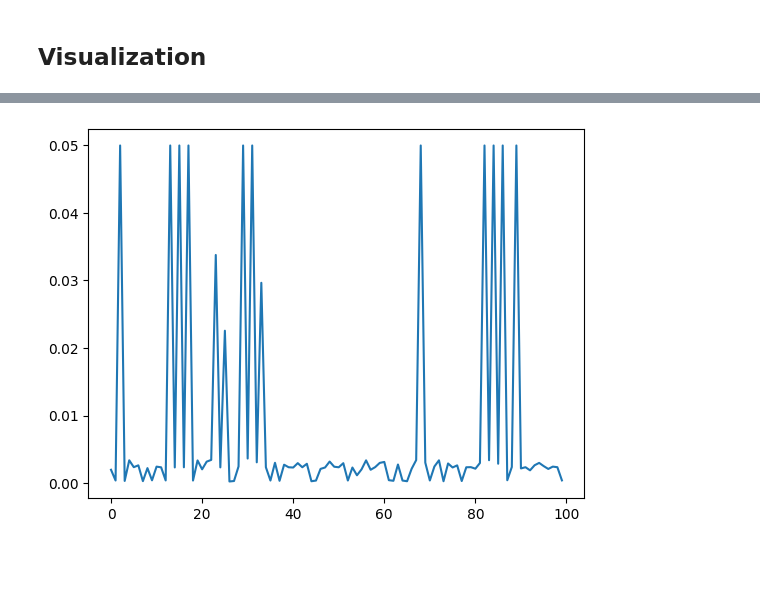
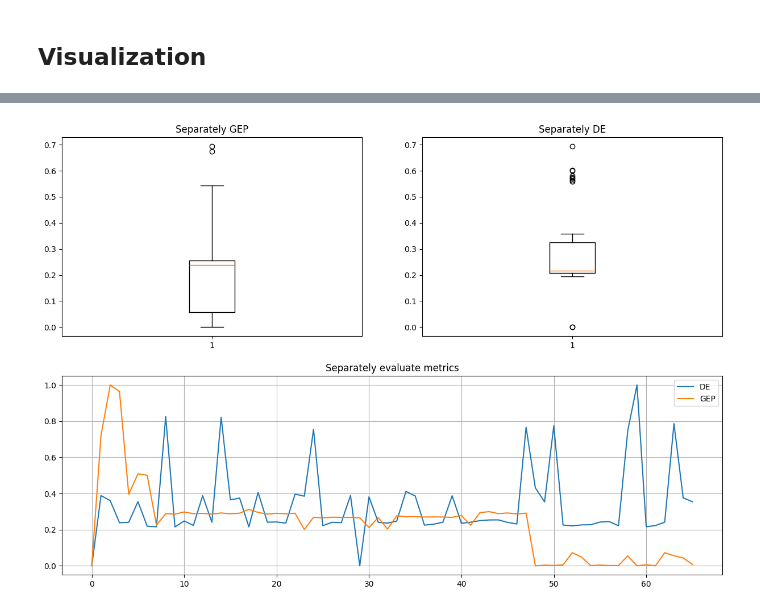
Before and after one commit to suboty/ret, a Jupyter notebook: research/coevolutionary_algorithm.ipynb, the cells around one changed output, grey strips where cells are left out. Drawn from its saved outputs; the diff is of its cells as text; code cells hidden in the pictures; blank space fills up the shorter version.

```diff
--- a/research/coevolutionary_algorithm.ipynb
+++ b/research/coevolutionary_algorithm.ipynb
@@ -1618,5 +1616,0 @@ plt.show()
-# %%
-only_gep_history = [x if int(x) != 1 else 0.05 for x in only_gep_history]
-
-plt.plot(only_gep_history)
-plt.show()
@@ -1625,7 +1617,23 @@ plt.show()
-# %%
-only_de_history = [x if int(x) != 1 else 0.05 for x in only_de_history]
-
-plt.plot(only_de_history)
-plt.show()
-# %% [output]
-[figure, removed]
+# %%
+ax1 = plt.subplot(212)
+ax1.set_title('Separately evaluate metrics')
+ax1.plot(only_de_history, label='DE')
+ax1.plot(only_gep_history, label='GEP')
+ax1.legend(loc="best")
+ax1.grid()
+
+ax2 = plt.subplot(221)
+ax2.boxplot(
+    log_history(only_gep_history)
+)
+ax2.set_title('Separately GEP')
+
+ax3 = plt.subplot(222)
+ax3.boxplot(
+    log_history(only_de_history)
+)
+ax3.set_title('Separately DE')
+
+plt.show()
+# %% [output]
+[figure, added]
```
Also changed, not shown: parts of 25 cells of this notebook.
